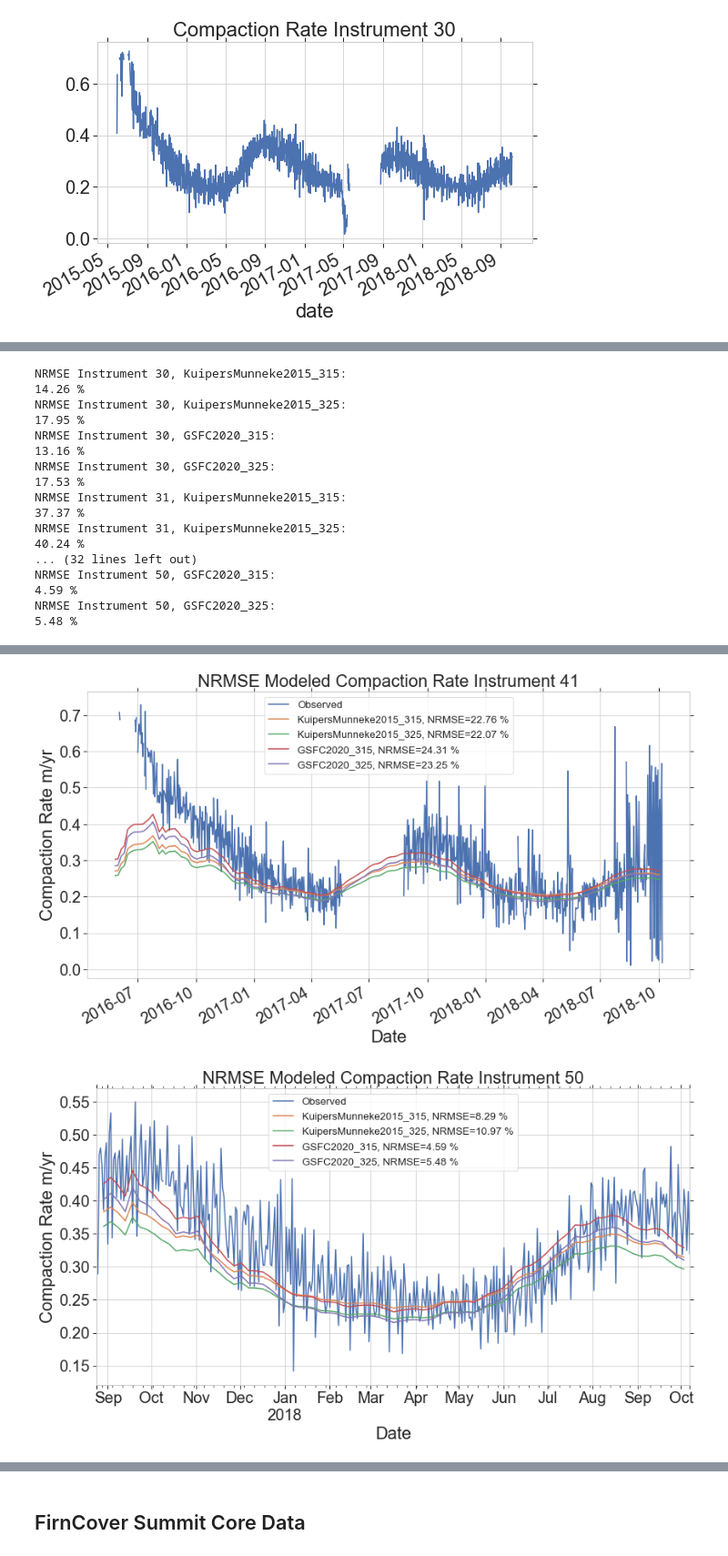
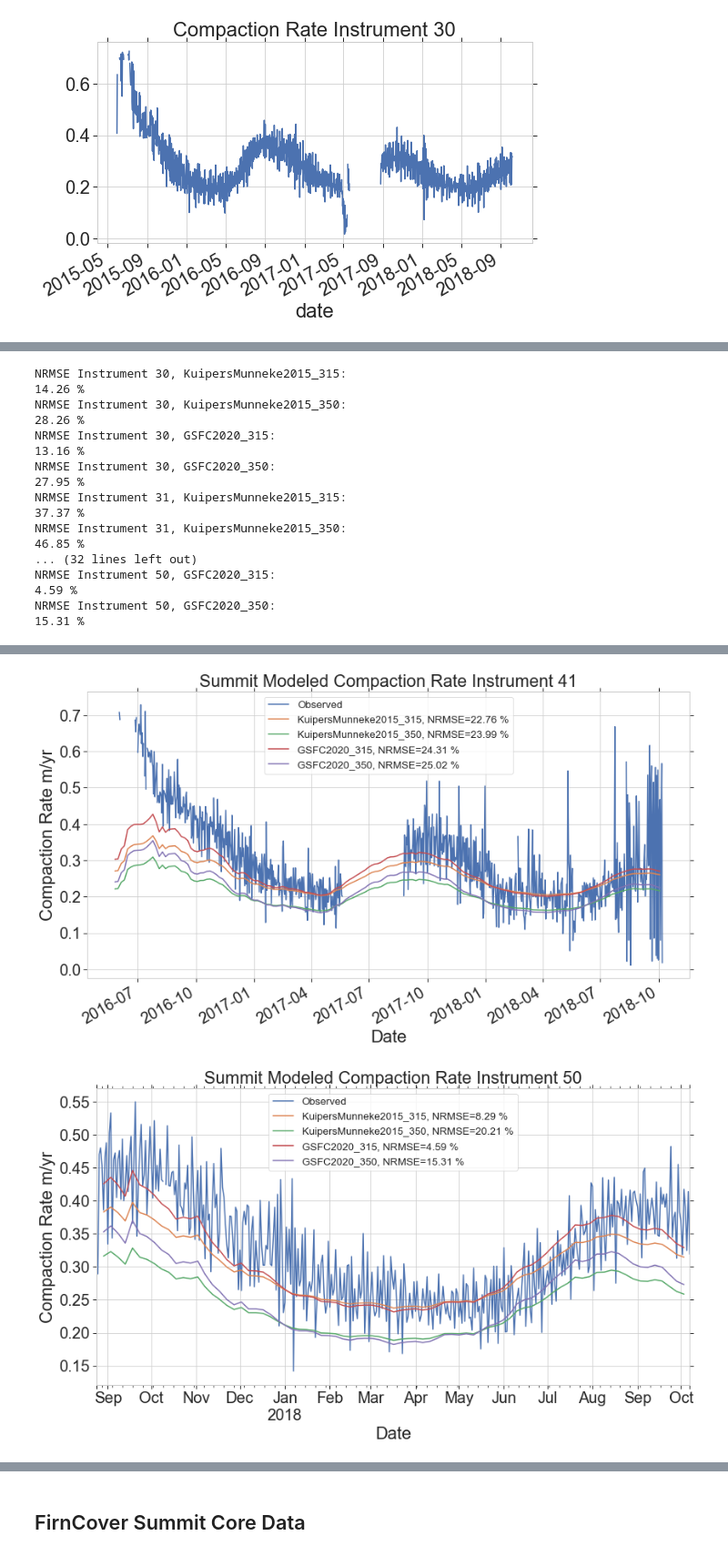
Before and after one commit to maximusjstevens/firncover, a Jupyter notebook: Summit_Model_Comp.ipynb, the cells around one changed output, grey strips where cells are left out. Shown at 91% size. Cells and saved outputs as stored; diff of their text form; code cells hidden in the pictures.

```diff
--- a/Summit_Model_Comp.ipynb
+++ b/Summit_Model_Comp.ipynb
@@ -153,7 +153,7 @@ fns = ['KuipersMunneke2015','GSFC2020']
 # fns = ['Morris2014', 'Crocus']
 # fns = ['GSFC2020']
 # rvs = ['315']
-rvs = [315,325]
+rvs = [315,350]
 # rd = {} #results dictionary
 # for physics in fns:
 #     for rv in rvs:
@@ -369,6 +369,6 @@ for II in SumIds:
     a1.set_xlabel('Date')
     a1.set_ylabel('Compaction Rate m/yr')
 
-    figfilename = f'Tplus{t_adjust}_Instrument_{II}_{lat_val}_{lon_val}_Modeled_Comp.png'
+    figfilename = f'Tplus{t_adjust}_Instrument_{II}_{lat_val}_{lon_val}_Modeled_Comp'
     f1.savefig(f'Summit_Figures/{figfilename}.png')
 # %% [output]
@@ -387,7 +398,7 @@ for II in SumIds:
     compaction_observed = idict[II]
     y_measured_comp =compaction_observed['comp_rate_yr'].loc['2015-10':]
     y_measured_comp.plot(ax=a1, label = f'Observed')
-    a1.set_title(f'NRMSE Modeled Compaction Rate Instrument {II}')
+    a1.set_title(f'Summit Modeled Compaction Rate Instrument {II}')
 
         ### calculate compaction rates from each model run, put them in a dataframe, and put each of those dataframes into a dictionary for storage
     # Summit_data = pd.read_pickle('/Users/cdsteve2/research/firn/firncover/Summit_compaction.pkl')
@@ -413,23 +424,23 @@ for II in SumIds:
     a1.legend()
     a1.set_ylabel('Compaction Rate m/yr')
     a1.set_xlabel('Date')
-    figfilename = f'Tplus{t_adjust}_NRMSE_{II}_{lat_val}_{lon_val}.png'
-    f1.savefig(f'Summit_Figures/{figfilename}.png')
+    figfilename = f'Tplus{t_adjust}_NRMSE_{II}_{lat_val}_{lon_val}'
+    f1.savefig(f'Summit_Figures/{figfilename}.png', dpi=1200)
 # %% [output]
 NRMSE Instrument 30, KuipersMunneke2015_315:
 14.26 %
-NRMSE Instrument 30, KuipersMunneke2015_325:
-17.95 %
+NRMSE Instrument 30, KuipersMunneke2015_350:
+28.26 %
 NRMSE Instrument 30, GSFC2020_315:
 13.16 %
-NRMSE Instrument 30, GSFC2020_325:
-17.53 %
+NRMSE Instrument 30, GSFC2020_350:
+27.95 %
 NRMSE Instrument 31, KuipersMunneke2015_315:
 37.37 %
-NRMSE Instrument 31, KuipersMunneke2015_325:
-40.24 %
+NRMSE Instrument 31, KuipersMunneke2015_350:
+46.85 %
 ... (32 lines left out)
 NRMSE Instrument 50, GSFC2020_315:
 4.59 %
-NRMSE Instrument 50, GSFC2020_325:
-5.48 %
+NRMSE Instrument 50, GSFC2020_350:
+15.31 %
@@ -440,5 +451,5 @@ NRMSE Instrument 50, GSFC2020_325:
-[figure, old version]
+[figure, new version]
-[figure, old version]
+[figure, new version]
 # %%
 summit_df.groupby(level='instrument_id').head(1)
 # %% [output]
```
Also changed, not shown: parts of 11 cells of this notebook.
